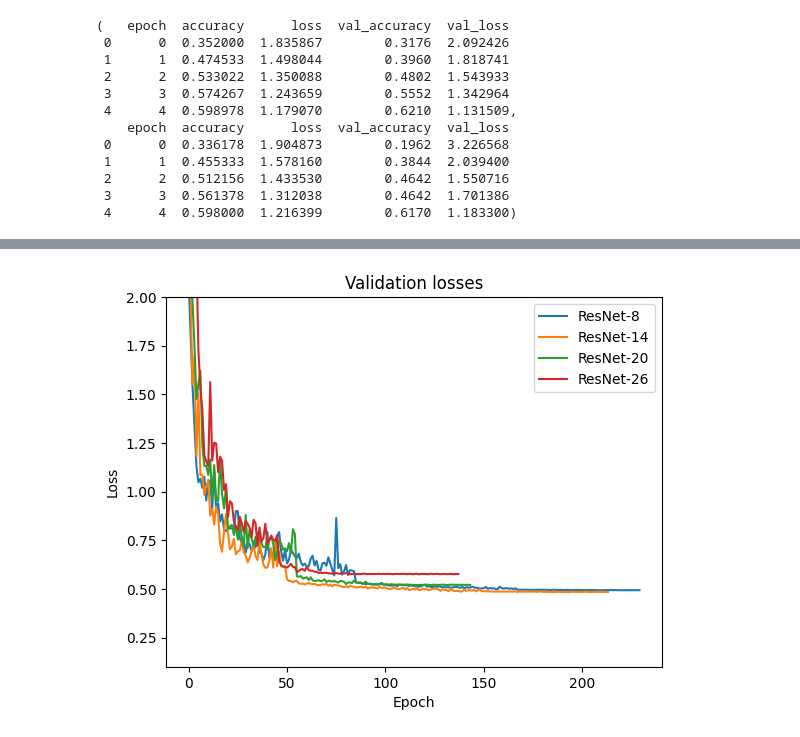
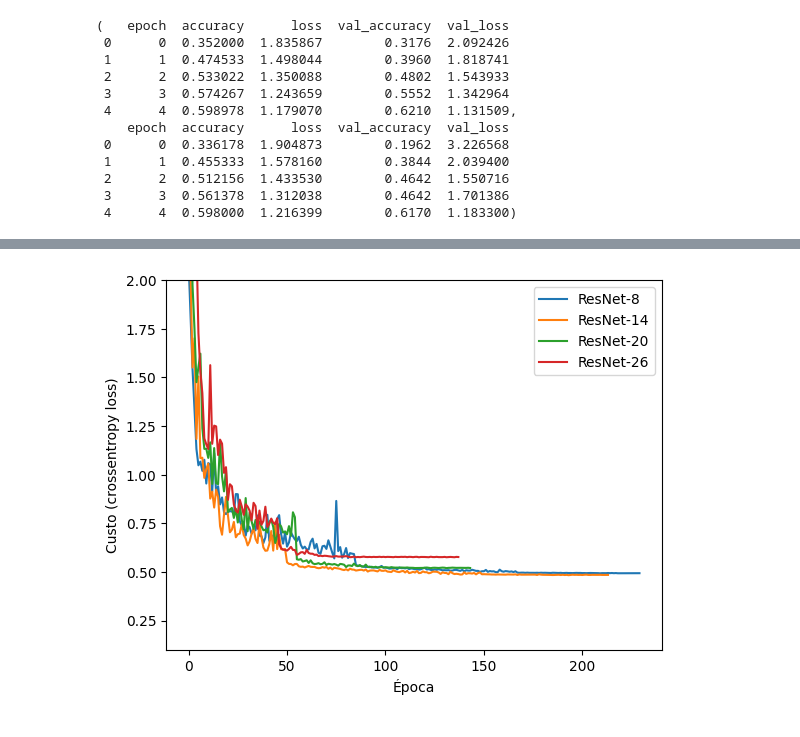
Before and after one commit to allan-cedric/tcc-resnet-cifar10, a Jupyter notebook: gen_train_graphics.ipynb, the cells around one changed output, grey strips where cells are left out. Saved outputs shown, nothing was run; the diff lists cells and outputs as text; code cells hidden in the pictures.

```diff
--- a/gen_train_graphics.ipynb
+++ b/gen_train_graphics.ipynb
@@ -39,13 +39,13 @@ plt.show()
 # %%
 for k, df in training_log_dfs.items():
     df["val_loss"].plot(label=f'ResNet-{k}')
 
-plt.title("Validation losses")
-plt.xlabel('Epoch')
-plt.ylabel('Loss')
+# plt.title("Validation losses")
+plt.xlabel('Época')
+plt.ylabel('Custo (crossentropy loss)')
 # plt.yticks(np.arange(0.5, 4, step=0.5))
 plt.ylim(0.1, 2)
 plt.legend(loc='upper right')
 plt.show()
 # %% [output]
-[figure, old version]
+[figure, new version]
```
Also changed, not shown: parts of 1 cell of this notebook, 13 other files.
